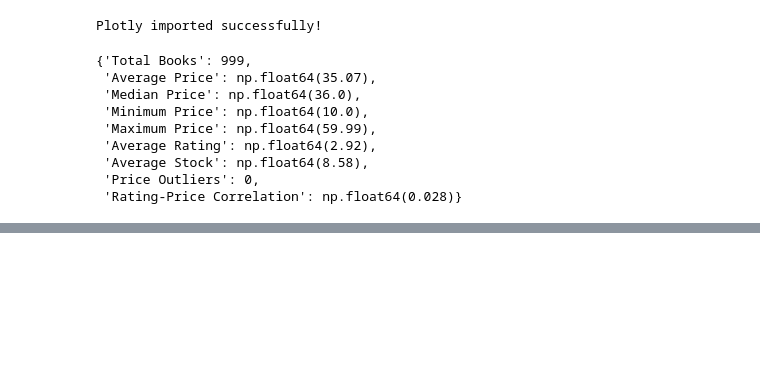
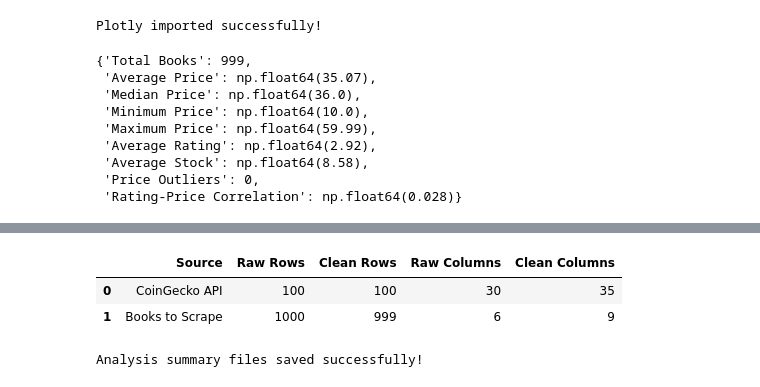
Before and after one commit to greeshavaishnavi09/Advanced_Multi_Source_Pipeline, a Jupyter notebook: research/01_multi_source_pipeline.ipynb, the cells around one changed output, grey strips where cells are left out. Cells and saved outputs as stored; diff of their text form; code cells hidden in the pictures; blank space fills up the shorter version.

```diff
--- a/research/01_multi_source_pipeline.ipynb
+++ b/research/01_multi_source_pipeline.ipynb
@@ -3530,0 +3807,58 @@ books_eda_summary
+# %%
+# ============================================
+# FINAL PIPELINE SUMMARY
+# ============================================
+
+pipeline_summary = pd.DataFrame({
+    "Source": [
+        "CoinGecko API",
+        "Books to Scrape"
+    ],
+
+    "Raw Rows": [
+        len(crypto_raw),
+        len(books_raw)
+    ],
+
+    "Clean Rows": [
+        len(crypto_clean),
+        len(books_clean)
+    ],
+
+    "Raw Columns": [
+        crypto_raw.shape[1],
+        books_raw.shape[1]
+    ],
+
+    "Clean Columns": [
+        crypto_clean.shape[1],
+        books_clean.shape[1]
+    ]
+})
+
+pipeline_summary
+# %% [output]
+|  | Source | Raw Rows | Clean Rows | Raw Columns | Clean Columns |
+| 0 | CoinGecko API | 100 | 100 | 30 | 35 |
+| 1 | Books to Scrape | 1000 | 999 | 6 | 9 |
+# %%
+# ============================================
+# Save Analysis Summaries
+# ============================================
+
+crypto_category_summary.to_csv(
+    "../data/processed/crypto_category_summary.csv"
+)
+
+books_category_summary.to_csv(
+    "../data/processed/books_category_summary.csv"
+)
+
+pipeline_summary.to_csv(
+    "../data/processed/pipeline_summary.csv",
+    index=False
+)
+
+print("Analysis summary files saved successfully!")
+# %% [output]
+Analysis summary files saved successfully!
```
Also changed, not shown: parts of 7 cells of this notebook, 3 other files.
